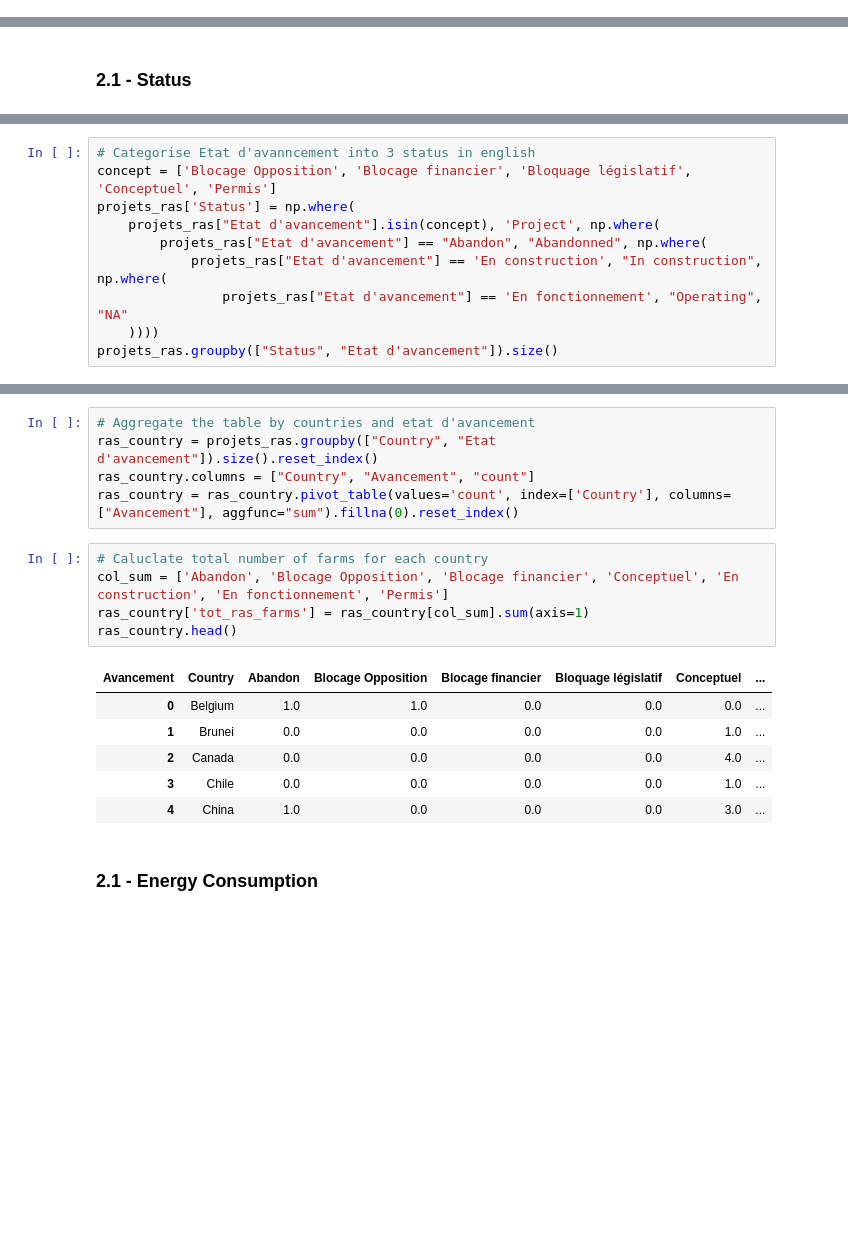
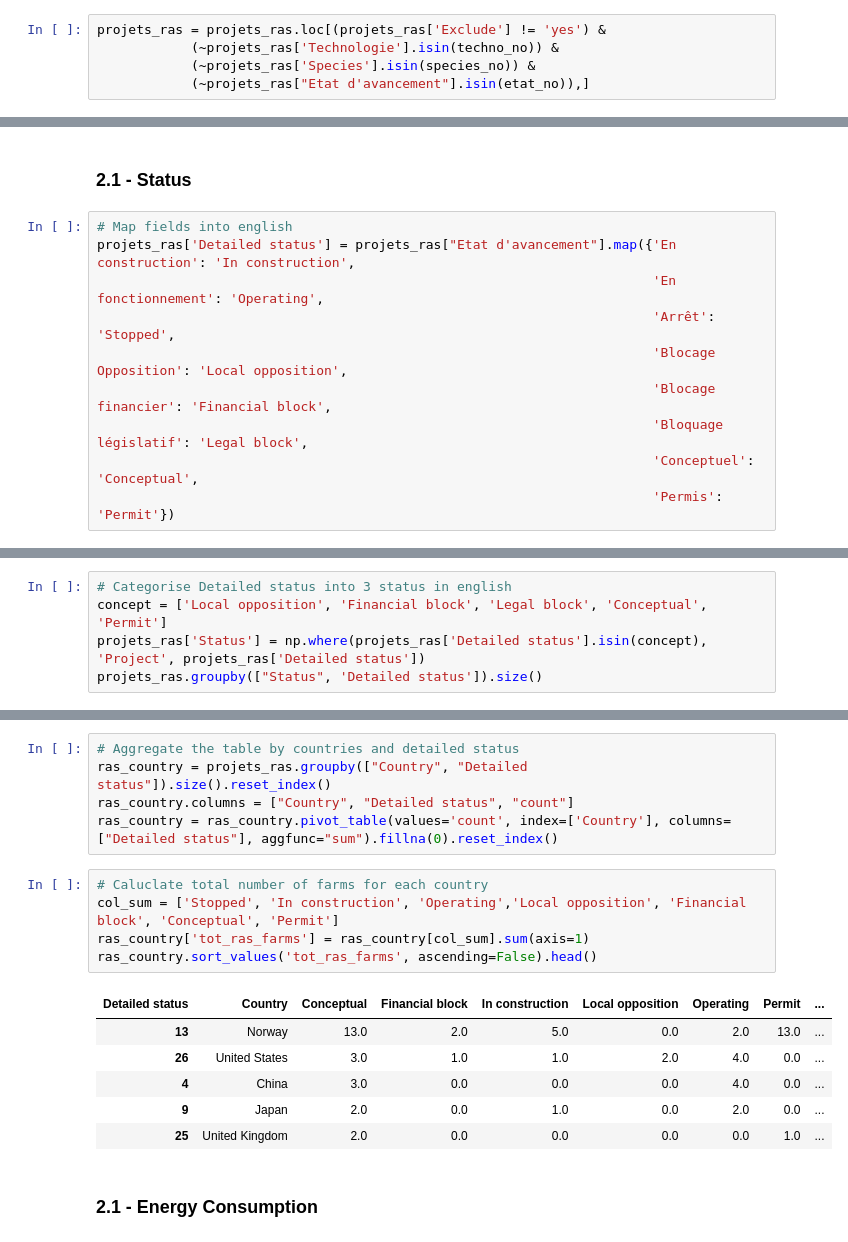
Before and after one commit to sarahrieubland/pink-bombs, a Jupyter notebook: Generation_RAS_maps.ipynb, the cells around one changed output, grey strips where cells are left out. Saved outputs shown, nothing was run; the diff lists cells and outputs as text; blank space fills up the shorter version.

```diff
--- a/Generation_RAS_maps.ipynb
+++ b/Generation_RAS_maps.ipynb
@@ -127,3 +155,8 @@ projets_ras = projets_ras.loc[~projets_ras["Species"].isin(species_no), ]
+# %%
+projets_ras = projets_ras.loc[(projets_ras['Exclude'] != 'yes') &
+            (~projets_ras['Technologie'].isin(techno_no)) &
+            (~projets_ras['Species'].isin(species_no)) &
+            (~projets_ras["Etat d'avancement"].isin(etat_no)),]
 # %%
 projets_ras.shape
 # %% [output]
@@ -132,3 +176,13 @@ projets_ras.shape
 ## 2 - Exploratory Data Analysis
 # %% [markdown]
 ### 2.1 - Status
+# %%
+# Map fields into english
+projets_ras['Detailed status'] = projets_ras["Etat d'avancement"].map({'En construction': 'In construction',
+                                                                       'En fonctionnement': 'Operating',
+                                                                       'Arrêt': 'Stopped',
+                                                                       'Blocage Opposition': 'Local opposition',
+                                                                       'Blocage financier': 'Financial block',
+                                                                       'Bloquage législatif': 'Legal block',
+                                                                       'Conceptuel': 'Conceptual',
+                                                                       'Permis': 'Permit'})
@@ -142,11 +198,6 @@ plt.show()
 # %%
-# Categorise Etat d'avanncement into 3 status in english
-concept = ['Blocage Opposition', 'Blocage financier', 'Bloquage législatif', 'Conceptuel', 'Permis']
-projets_ras['Status'] = np.where(
-    projets_ras["Etat d'avancement"].isin(concept), 'Project', np.where(
-        projets_ras["Etat d'avancement"] == "Abandon", "Abandonned", np.where(
-            projets_ras["Etat d'avancement"] == 'En construction', "In construction", np.where(
-                projets_ras["Etat d'avancement"] == 'En fonctionnement', "Operating", "NA"
-    ))))
-projets_ras.groupby(["Status", "Etat d'avancement"]).size()
+# Categorise Detailed status into 3 status in english
+concept = ['Local opposition', 'Financial block', 'Legal block', 'Conceptual', 'Permit']
+projets_ras['Status'] = np.where(projets_ras['Detailed status'].isin(concept), 'Project', projets_ras['Detailed status'])
+projets_ras.groupby(["Status", 'Detailed status']).size()
 # %% [output]
@@ -162,21 +212,21 @@ Project          Blocage Opposition      5
 dtype: int64
 # %%
-# Aggregate the table by countries and etat d'avancement
-ras_country = projets_ras.groupby(["Country", "Etat d'avancement"]).size().reset_index()
-ras_country.columns = ["Country", "Avancement", "count"]
-ras_country = ras_country.pivot_table(values='count', index=['Country'], columns=["Avancement"], aggfunc="sum").fillna(0).reset_index()
+# Aggregate the table by countries and detailed status
+ras_country = projets_ras.groupby(["Country", "Detailed status"]).size().reset_index()
+ras_country.columns = ["Country", "Detailed status", "count"]
+ras_country = ras_country.pivot_table(values='count', index=['Country'], columns=["Detailed status"], aggfunc="sum").fillna(0).reset_index()
 # %%
 # Caluclate total number of farms for each country
-col_sum = ['Abandon', 'Blocage Opposition', 'Blocage financier', 'Conceptuel', 'En construction', 'En fonctionnement', 'Permis']
+col_sum = ['Stopped', 'In construction', 'Operating','Local opposition', 'Financial block', 'Conceptual', 'Permit']
 ras_country['tot_ras_farms'] = ras_country[col_sum].sum(axis=1)
-ras_country.head()
+ras_country.sort_values('tot_ras_farms', ascending=False).head()
 # %% [output]
-| Avancement | Country | Abandon | Blocage Opposition | Blocage financier | Bloquage législatif | Conceptuel | ... |
-| 0 | Belgium | 1.0 | 1.0 | 0.0 | 0.0 | 0.0 | ... |
-| 1 | Brunei | 0.0 | 0.0 | 0.0 | 0.0 | 1.0 | ... |
-| 2 | Canada | 0.0 | 0.0 | 0.0 | 0.0 | 4.0 | ... |
-| 3 | Chile | 0.0 | 0.0 | 0.0 | 0.0 | 1.0 | ... |
-| 4 | China | 1.0 | 0.0 | 0.0 | 0.0 | 3.0 | ... |
+| Detailed status | Country | Conceptual | Financial block | In construction | Local opposition | Operating | Permit | ... |
+| 13 | Norway | 13.0 | 2.0 | 5.0 | 0.0 | 2.0 | 13.0 | ... |
+| 26 | United States | 3.0 | 1.0 | 1.0 | 2.0 | 4.0 | 0.0 | ... |
+| 4 | China | 3.0 | 0.0 | 0.0 | 0.0 | 4.0 | 0.0 | ... |
+| 9 | Japan | 2.0 | 0.0 | 1.0 | 0.0 | 2.0 | 0.0 | ... |
+| 25 | United Kingdom | 2.0 | 0.0 | 0.0 | 0.0 | 0.0 | 1.0 | ... |
 # %% [markdown]
 ### 2.1 - Energy Consumption
 # %%
```
Also changed, not shown: parts of 101 cells of this notebook, 6 other files.
